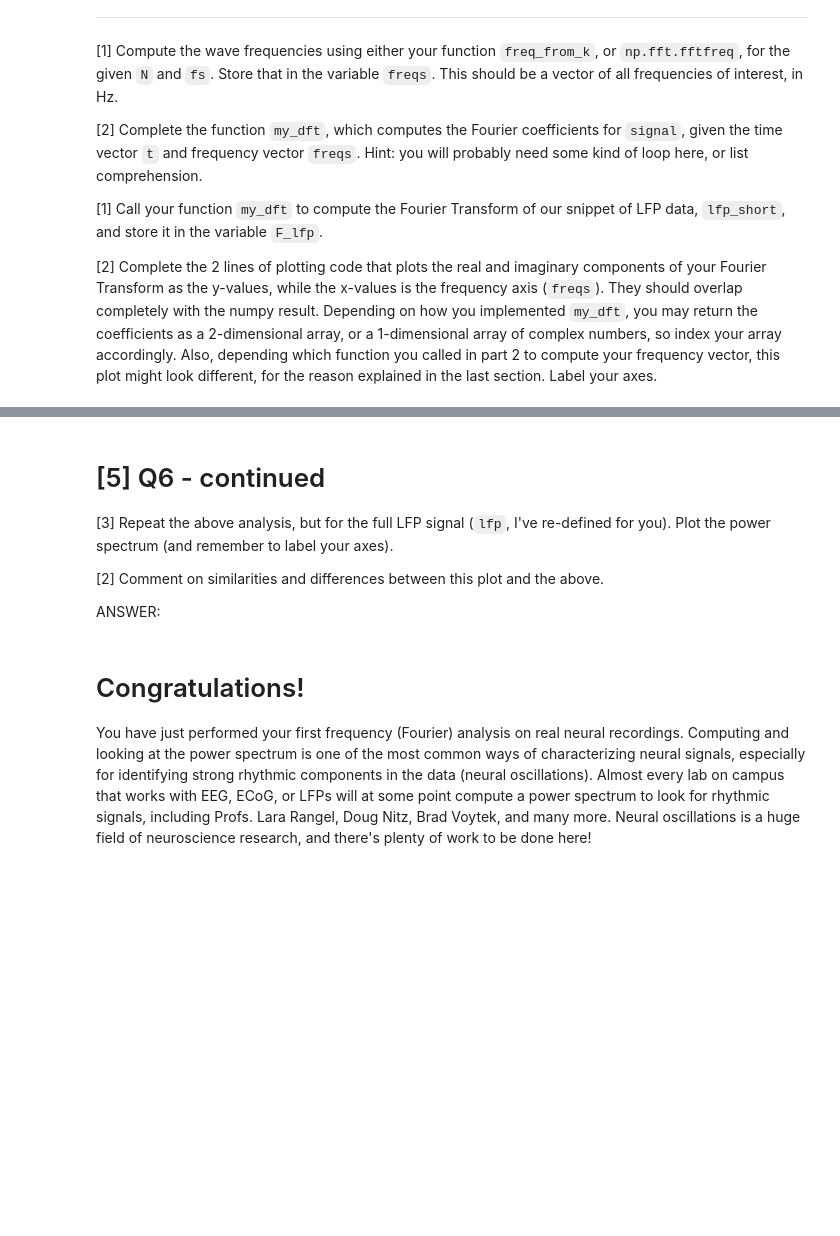
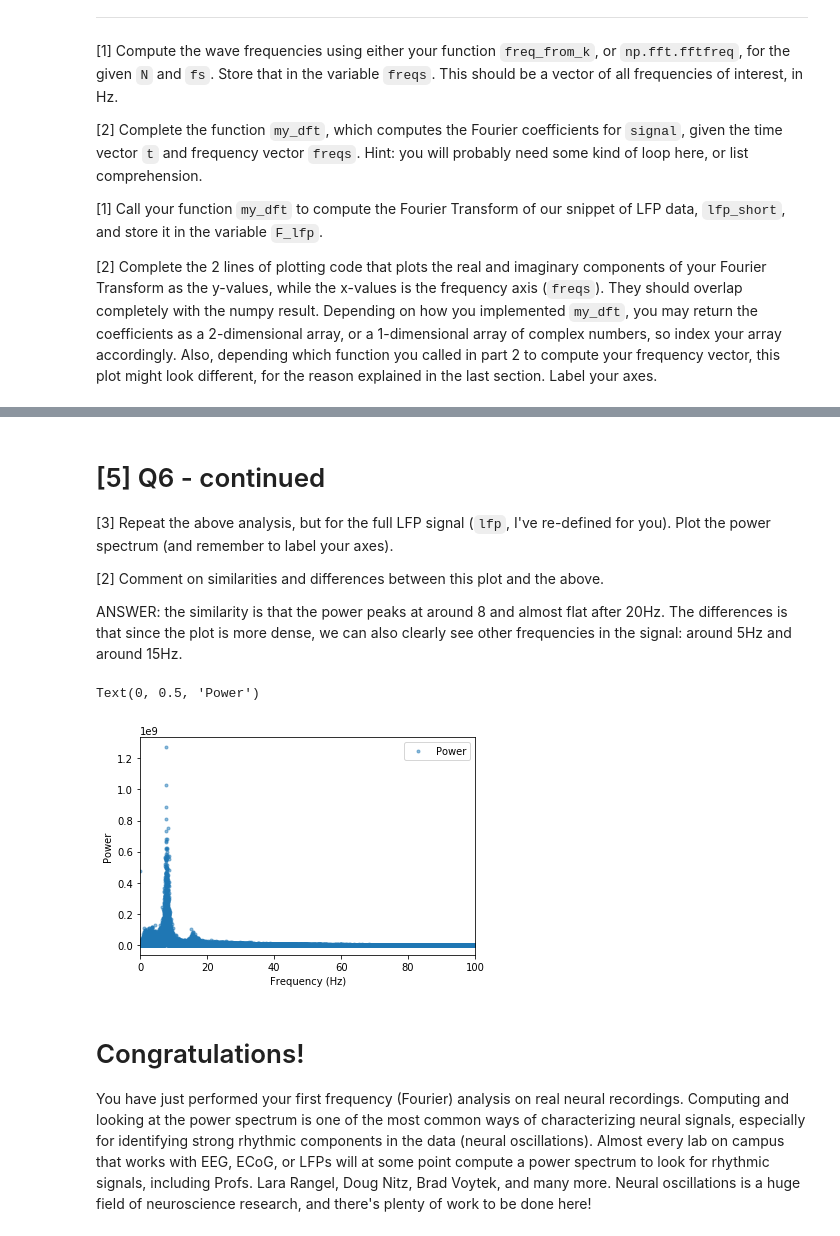
Before and after one commit to xuanyuw/COGS118C, a Jupyter notebook: Assignments/A2-FourierTransform.ipynb, the cells around one changed output, grey strips where cells are left out. Saved outputs shown, nothing was run; the diff lists cells and outputs as text; code cells hidden in the pictures; blank space fills up the shorter version.

```diff
--- a/Assignments/A2-FourierTransform.ipynb
+++ b/Assignments/A2-FourierTransform.ipynb
@@ -417,4 +446,4 @@ plt.xlim([0,100])
 
 [2] Comment on similarities and differences between this plot and the above.
 
-ANSWER:
+ANSWER: the similarity is that the power peaks at around 8 and almost flat after 20Hz. The differences is that since the plot is more dense, we can also clearly see other frequencies in the signal: around 5Hz and around 15Hz.
@@ -426,3 +450,19 @@ lfp = data['lfp'][0,:]/1000
+# %%
+fs = data['fs'] # sampling rate
+lfp = data['lfp'][0,:]/1000
+
+N = len(lfp)
+freqs = np.fft.fftfreq(N, 1/fs)
+F_lfp_long = np.fft.fft(lfp)
+power = np.abs(F_lfp_long)**2
+plt.plot(freqs, power, '.', alpha=0.5, label='Power')
+plt.xlim([0,100])
+plt.legend()
+plt.xlabel('Frequency (Hz)')
+plt.ylabel('Power')
+# %% [output]
+Text(0, 0.5, 'Power')
+[figure, added]
 # %% [markdown]
 # Congratulations!
 You have just performed your first frequency (Fourier) analysis on real neural recordings. Computing and looking at the power spectrum is one of the most common ways of characterizing neural signals, especially for identifying strong rhythmic components in the data (neural oscillations). Almost every lab on campus that works with EEG, ECoG, or LFPs will at some point compute a power spectrum to look for rhythmic signals, including Profs. Lara Rangel, Doug Nitz, Brad Voytek, and many more. Neural oscillations is a huge field of neuroscience research, and there's plenty of work to be done here!
```
Also changed, not shown: parts of 10 cells of this notebook.
